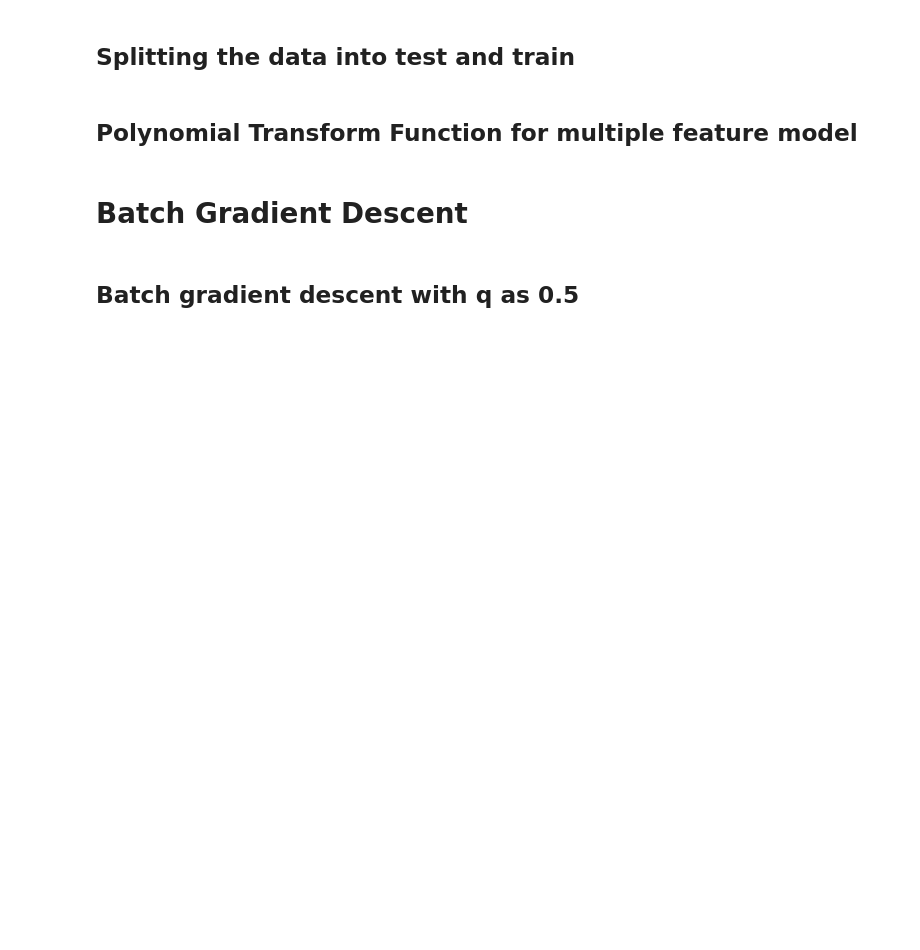
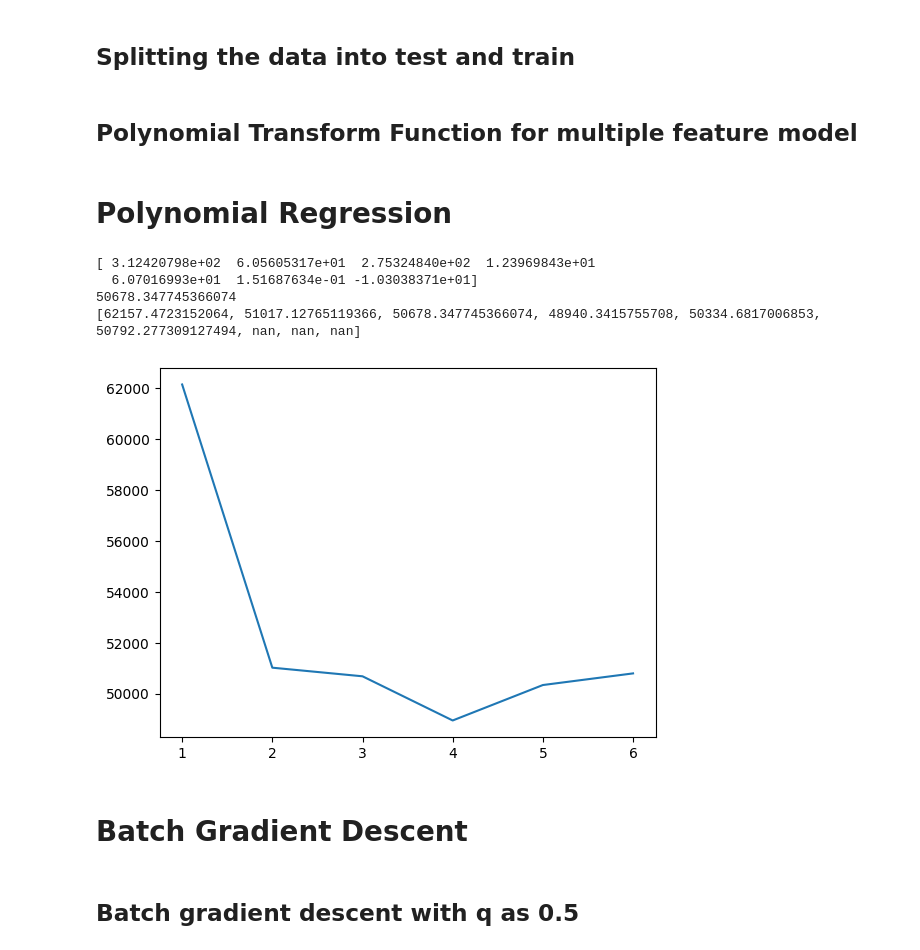
Before and after one commit to sparsh-04/ML, a Jupyter notebook: fods.ipynb, the cells around one changed output. Cells and saved outputs as stored; diff of their text form; code cells hidden in the pictures; blank space fills up the shorter version.

```diff
--- a/fods.ipynb
+++ b/fods.ipynb
@@ -167,6 +167,51 @@ def poly_transform_2(data: np.ndarray, degrees: int):
         transformed_feature = data ** i
         transform_data = np.concatenate((transform_data,transformed_feature), axis=1)
     return transform_data
+# %% [markdown]
+# Polynomial Regression
+# %%
+def poly_reg(X: np.ndarray,Y: np.ndarray, learning_rate = 0.003, max_iters = 5000):
+  W = np.zeros(X.shape[1])
+  n = len(X)
+  for _ in range(max_iters):
+    Y_pred = np.dot(X, W)
+    gradient = (1/n)*np.dot(X.T, Y_pred-Y)
+    change = learning_rate*gradient
+    W -= change
+  return W
+
+def mean_squared_error_poly(y_true, y_pred):
+    return np.mean((y_true - y_pred) ** 2)
+
+X_transformed_Train_poly = poly_transform_2(X_Train,3)
+X_Transformed_Test_poly  = poly_transform_2(X_Test,3)
+W_poly = poly_reg(X_transformed_Train_poly, Y_Train)
+W_poly
+print(W_poly)
+Y_pred_one_deg = np.dot(X_Transformed_Test_poly, W_poly)
+
+mse_poly = mean_squared_error_poly(Y_Test, Y_pred_one_deg)
+print(mse_poly)
+
+degrees = [1,2,3,4,5,6,7,8,9]
+output_poly = []
+for i in degrees:
+    X_Train_poly_poly = poly_transform_2(X_Train, i)
+    X_Test_poly_poly = poly_transform_2(X_Test, i)
+    W_bch_one = poly_reg(X_Train_poly_poly, Y_Train)
+    Y_Test_pred = np.dot(X_Test_poly_poly,W_bch_one)
+    mse_bch_one = mean_squared_error_poly(Y_Test, Y_Test_pred)
+    output_poly.append(mse_bch_one)
+
+print(output_poly)
+plt.plot(degrees, output_poly)
+plt.show()
+# %% [output]
+[ 3.12420798e+02  6.05605317e+01  2.75324840e+02  1.23969843e+01
+  6.07016993e+01  1.51687634e-01 -1.03038371e+01]
+50678.347745366074
+[62157.4723152064, 51017.12765119366, 50678.347745366074, 48940.3415755708, 50334.6817006853, 50792.277309127494, nan, nan, nan]
+[figure, added]
 # %% [markdown]
 # Batch Gradient Descent
 # %% [markdown]
```
Also changed, not shown: parts of 28 cells of this notebook.
